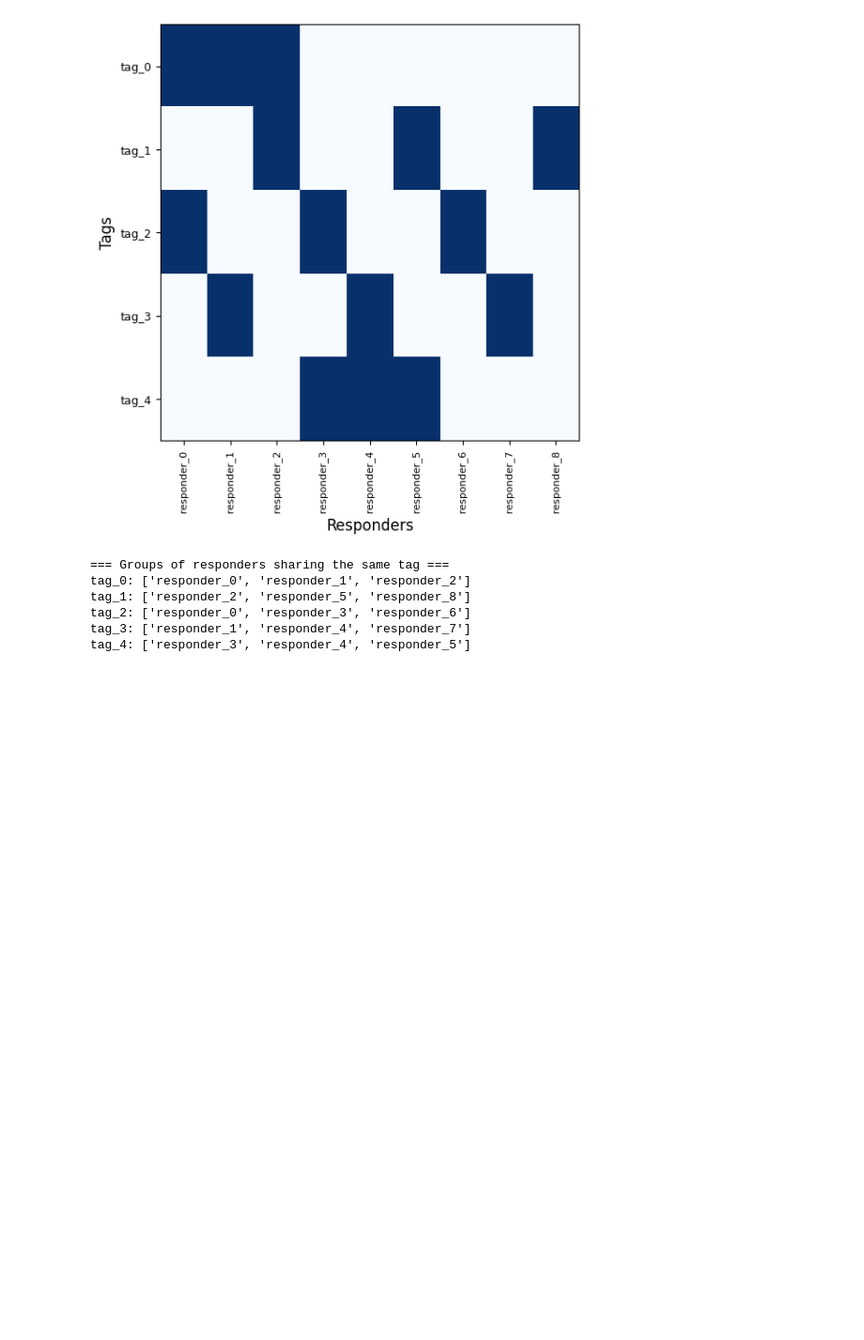
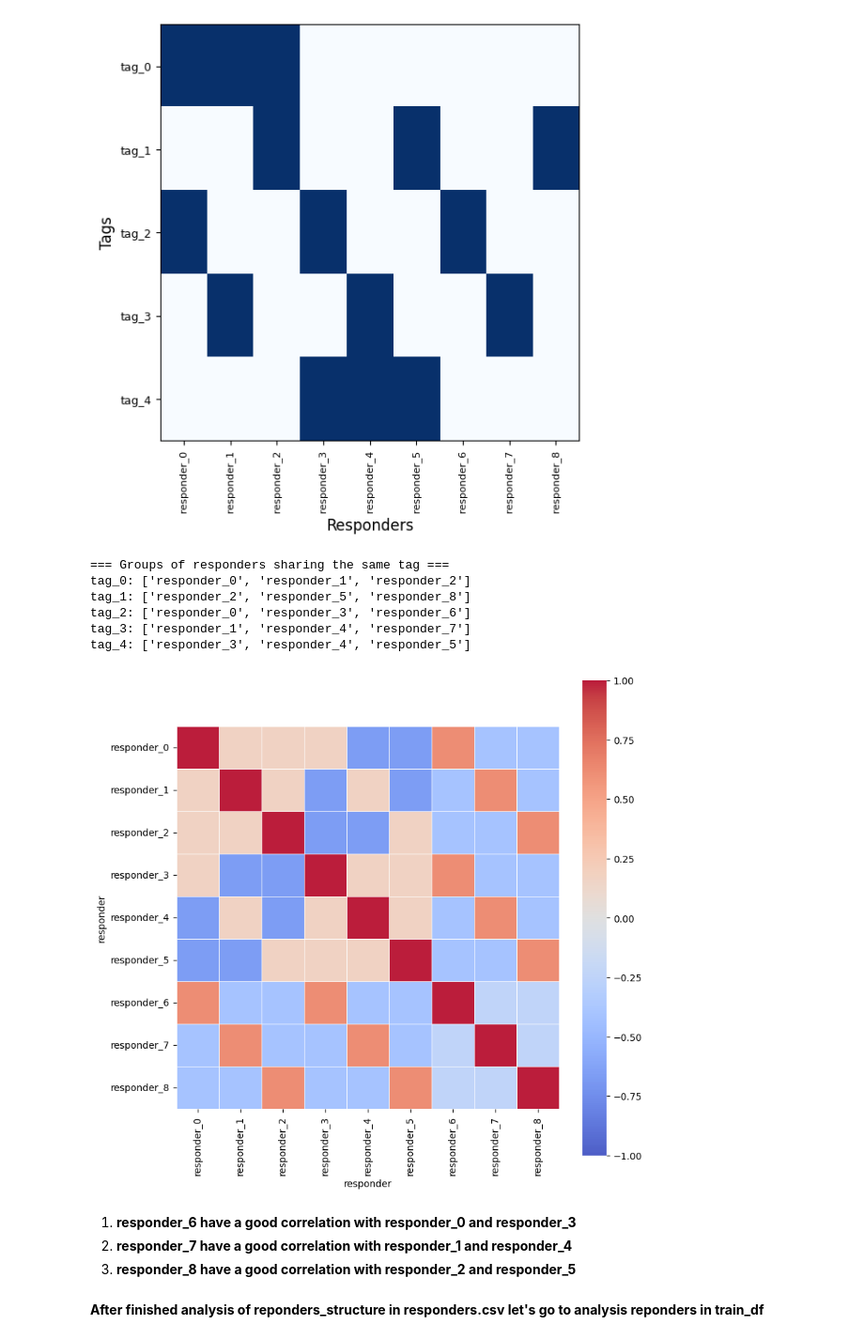
Before and after one commit to MohamedZakariaaFouda/Jane_Street_Competition, a Jupyter notebook: notebooks/end-to-end-data-science-life-cycle.ipynb, the cells around one changed output. Shown: that part at 94% size. Drawn from its saved outputs; the diff is of its cells as text; code cells hidden in the pictures; blank space fills up the shorter version.

```diff
--- a/notebooks/end-to-end-data-science-life-cycle.ipynb
+++ b/notebooks/end-to-end-data-science-life-cycle.ipynb
@@ -221,3 +224,16 @@ tag_1: ['responder_2', 'responder_5', 'responder_8']
 tag_2: ['responder_0', 'responder_3', 'responder_6']
 tag_3: ['responder_1', 'responder_4', 'responder_7']
 tag_4: ['responder_3', 'responder_4', 'responder_5']
+# %%
+plt.figure(figsize=(9,9))
+matrix = resp_structure[[ f"tag_{no}" for no in range(0,5,1) ] ].T.corr()
+sns.heatmap(matrix, square=True, cmap="coolwarm", alpha =0.9, vmin=-1, vmax=1, center= 0, linewidths=0.5, linecolor='white')
+plt.show()
+# %% [output]
+[figure, added]
+# %% [markdown]
+1. **responder_6  have a good correlation with responder_0 and responder_3**
+2. **responder_7  have a good correlation with responder_1 and responder_4**
+3. **responder_8  have a good correlation with responder_2 and responder_5**
+# %% [markdown]
+**After finished analysis of reponders_structure in responders.csv let's go to analysis reponders in train_df**
```
Also changed, not shown: parts of 15 cells of this notebook.
